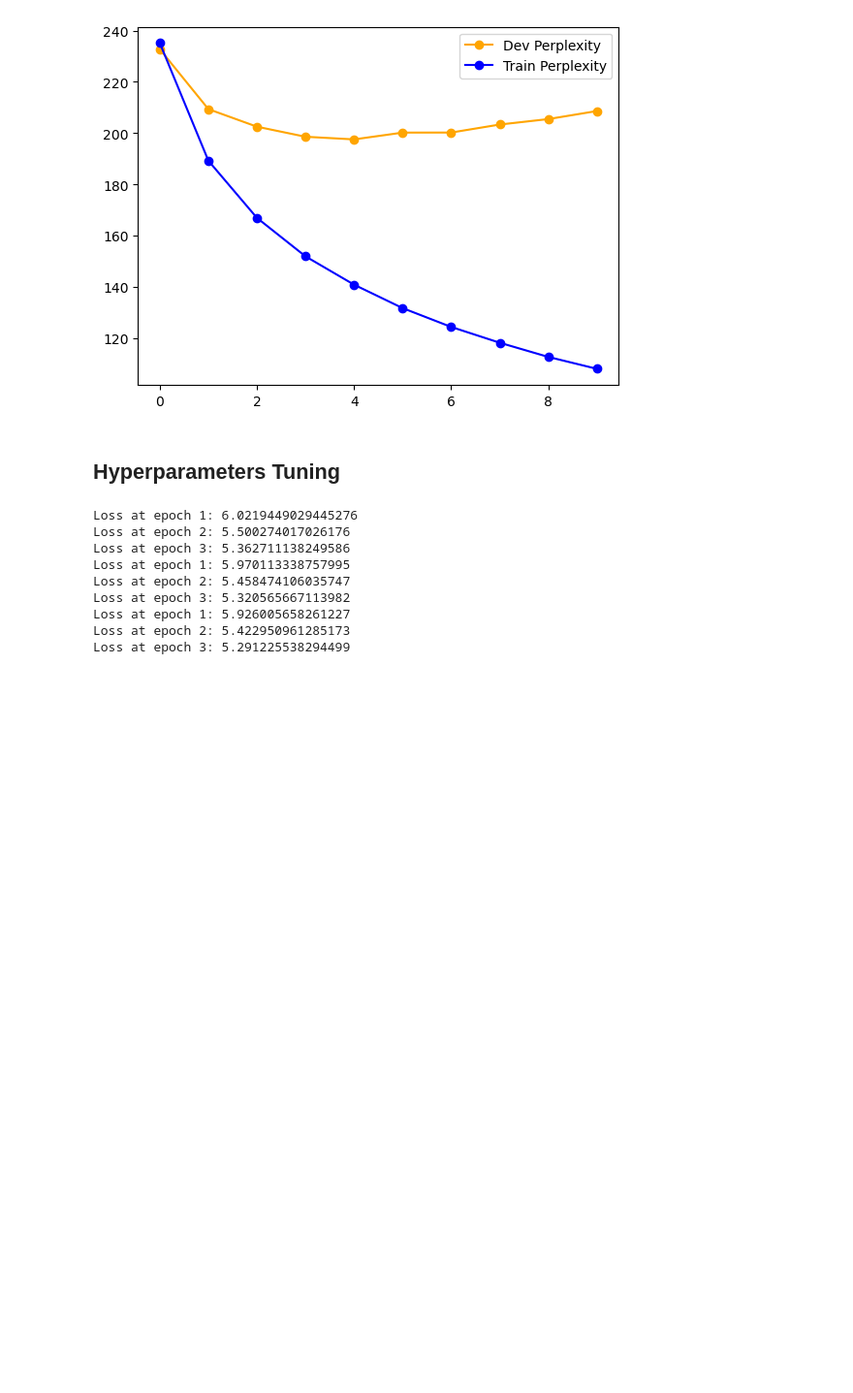
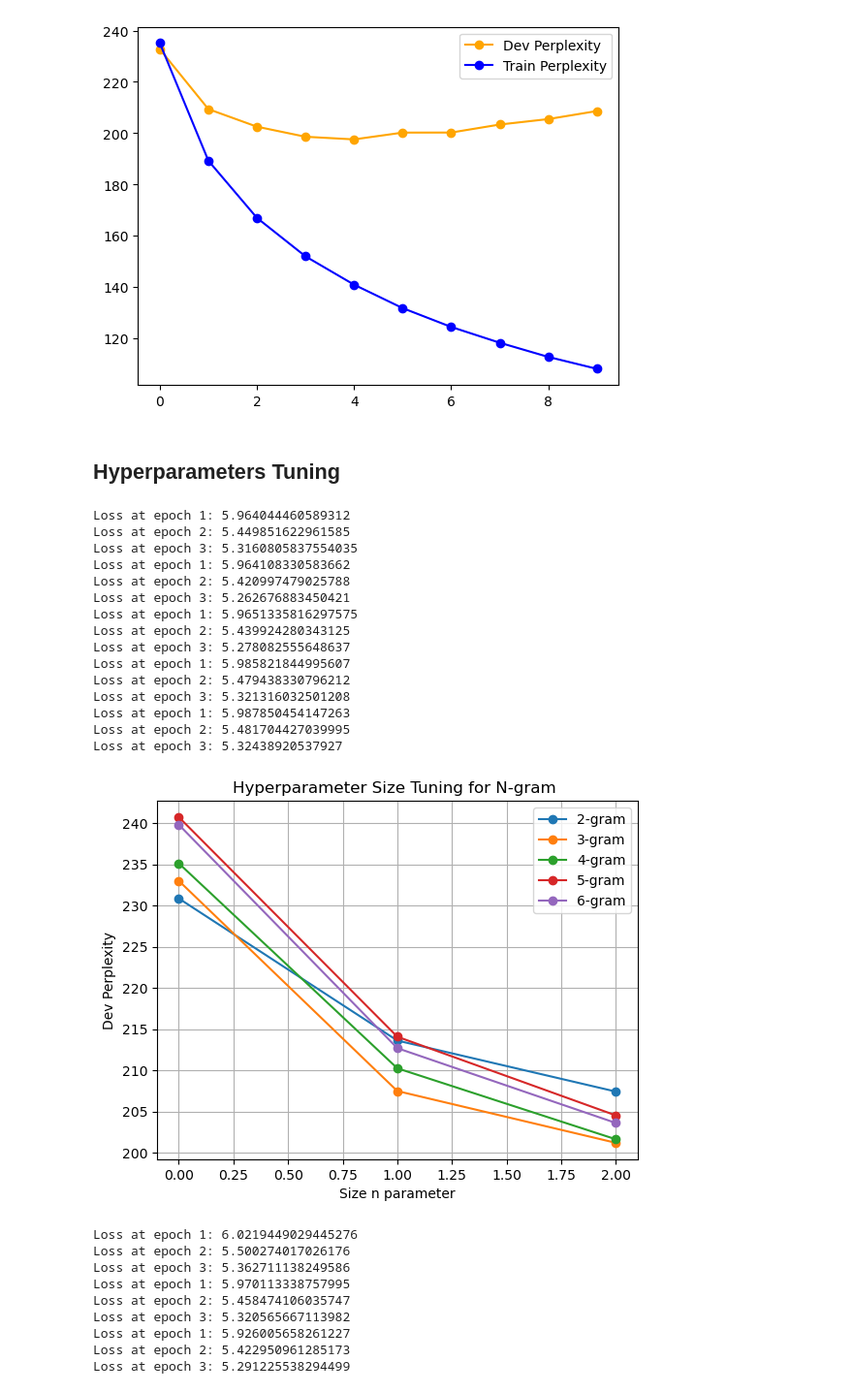
Before and after one commit to Lo808/Neural-Language-Modeling, a Jupyter notebook: Neural Language Modeling.ipynb, the cells around one changed output. Shown at 97% size. Cells and saved outputs as stored; diff of their text form; code cells hidden in the pictures; blank space fills up the shorter version.

```diff
--- a/Neural Language Modeling.ipynb
+++ b/Neural Language Modeling.ipynb
@@ -356,6 +356,49 @@ plt.show()
 [figure]
 # %% [markdown]
 ## Hyperparameters Tuning
+# %%
+# Size tuning
+
+n_grid=[2,3,4,5,6]
+
+global_perplexity={}
+
+for n in tqdm(n_grid):
+    X_train,y_train=proces_data(train_data_text,n=n)
+    X_dev,y_dev=proces_data(dev_data_text,n=n)
+    global_perplexity[n]=[]
+
+
+    nngram=NeuralNgram(embedding_dim=100,n=n)
+    nngram.fit(X_train,y_train)
+
+    global_perplexity[n]=nngram.dev_perplexity_history.copy()
+
+    plt.plot(global_perplexity[n], label=F"{n}-gram", marker="o")
+
+plt.xlabel("Size n parameter")
+plt.ylabel("Dev Perplexity")
+plt.title("Hyperparameter Size Tuning for N-gram ")
+plt.legend()
+plt.grid(True)
+plt.show()
+# %% [output]
+Loss at epoch 1: 5.964044460589312
+Loss at epoch 2: 5.449851622961585
+Loss at epoch 3: 5.3160805837554035
+Loss at epoch 1: 5.964108330583662
+Loss at epoch 2: 5.420997479025788
+Loss at epoch 3: 5.262676883450421
+Loss at epoch 1: 5.9651335816297575
+Loss at epoch 2: 5.439924280343125
+Loss at epoch 3: 5.278082555648637
+Loss at epoch 1: 5.985821844995607
+Loss at epoch 2: 5.479438330796212
+Loss at epoch 3: 5.321316032501208
+Loss at epoch 1: 5.987850454147263
+Loss at epoch 2: 5.481704427039995
+Loss at epoch 3: 5.32438920537927
+[figure, added]
 # %%
 # Embedding dimension tuning
 
```
Also changed, not shown: parts of 5 cells of this notebook.
